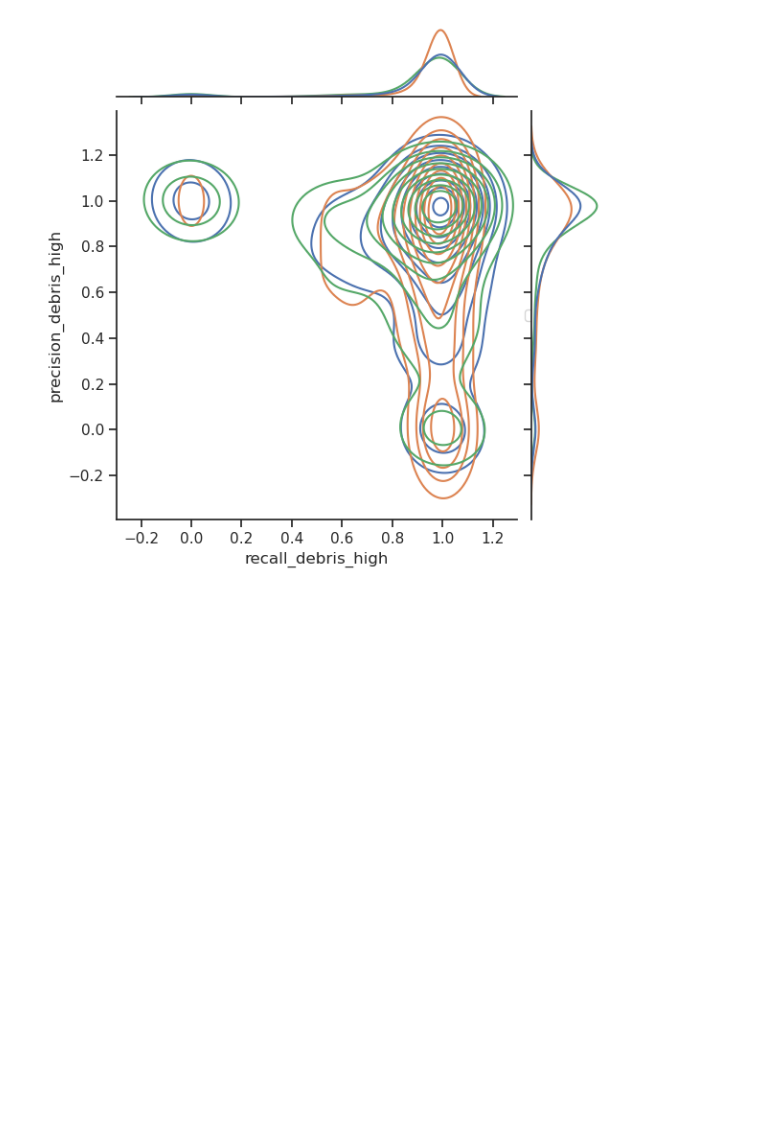
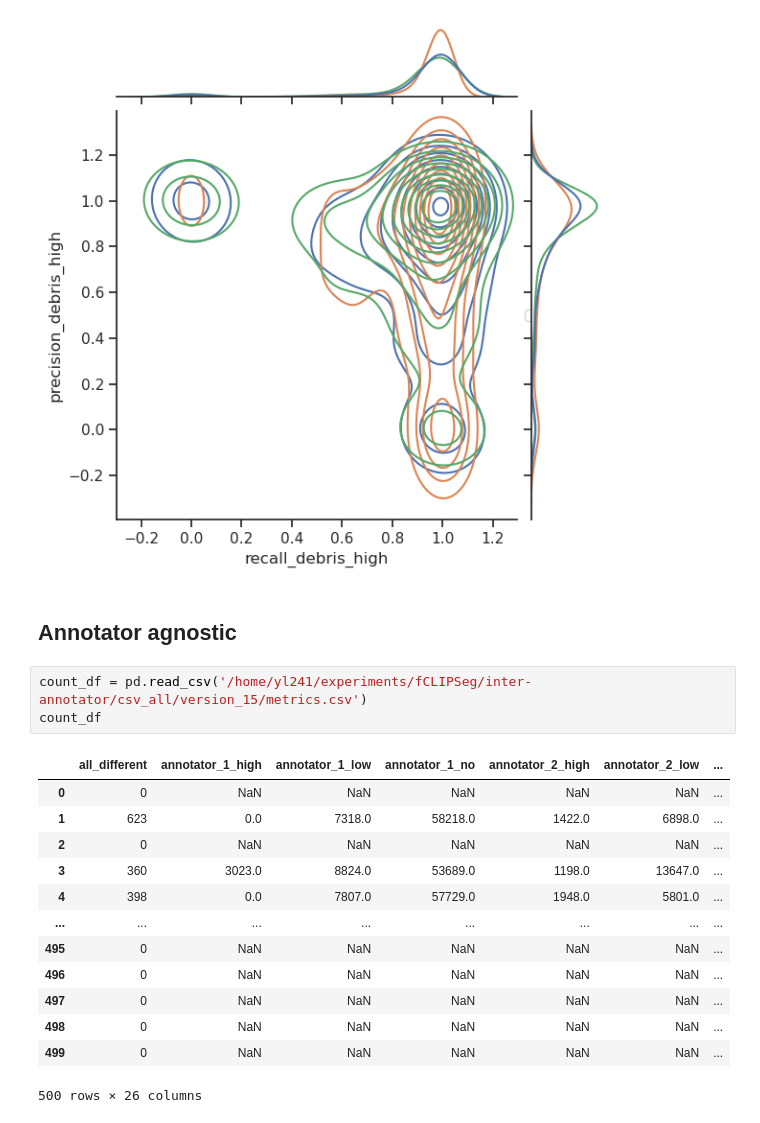
Before and after one commit to Way-Yuhao/CLIPSeg-debris, a Jupyter notebook: notebooks/03 - Inter Annotator.ipynb, the cells around one changed output. Drawn from its saved outputs; the diff is of its cells as text; blank space fills up the shorter version.

```diff
--- a/notebooks/03 - Inter Annotator.ipynb
+++ b/notebooks/03 - Inter Annotator.ipynb
@@ -180,3 +183,22 @@ plt.show()
 No artists with labels found to put in legend.  Note that artists whose label start with an underscore are ignored when legend() is called with no argument.
 No artists with labels found to put in legend.  Note that artists whose label start with an underscore are ignored when legend() is called with no argument.
 [figure]
+# %% [markdown]
+## Annotator agnostic
+# %%
+count_df = pd.read_csv('/home/yl241/experiments/fCLIPSeg/inter-annotator/csv_all/version_15/metrics.csv')
+count_df
+# %% [output]
+|  | all_different | annotator_1_high | annotator_1_low | annotator_1_no | annotator_2_high | annotator_2_low | ... |
+| 0 | 0 | NaN | NaN | NaN | NaN | NaN | ... |
+| 1 | 623 | 0.0 | 7318.0 | 58218.0 | 1422.0 | 6898.0 | ... |
+| 2 | 0 | NaN | NaN | NaN | NaN | NaN | ... |
+| 3 | 360 | 3023.0 | 8824.0 | 53689.0 | 1198.0 | 13647.0 | ... |
+| 4 | 398 | 0.0 | 7807.0 | 57729.0 | 1948.0 | 5801.0 | ... |
+| ... | ... | ... | ... | ... | ... | ... | ... |
+| 495 | 0 | NaN | NaN | NaN | NaN | NaN | ... |
+| 496 | 0 | NaN | NaN | NaN | NaN | NaN | ... |
+| 497 | 0 | NaN | NaN | NaN | NaN | NaN | ... |
+| 498 | 0 | NaN | NaN | NaN | NaN | NaN | ... |
+| 499 | 0 | NaN | NaN | NaN | NaN | NaN | ... |
+500 rows × 26 columns
```
Also changed, not shown: parts of 5 cells of this notebook.
